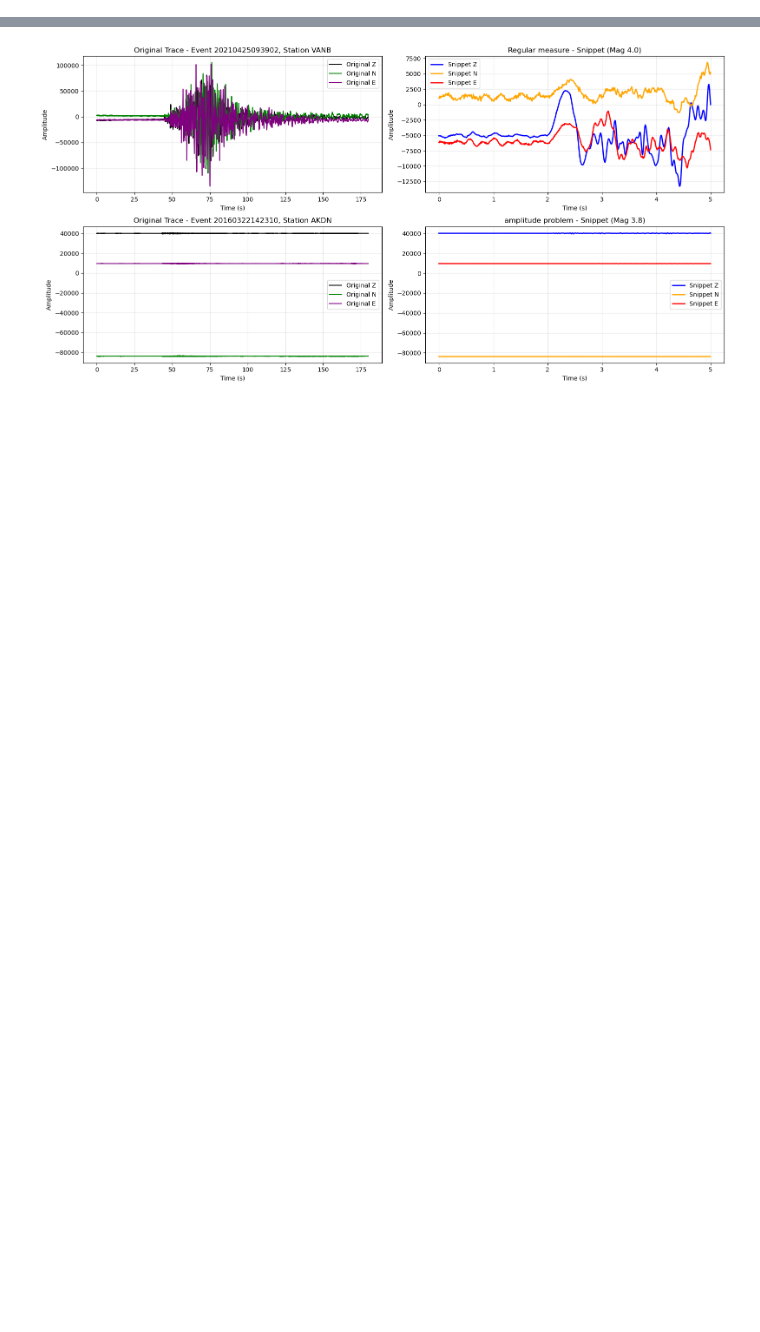
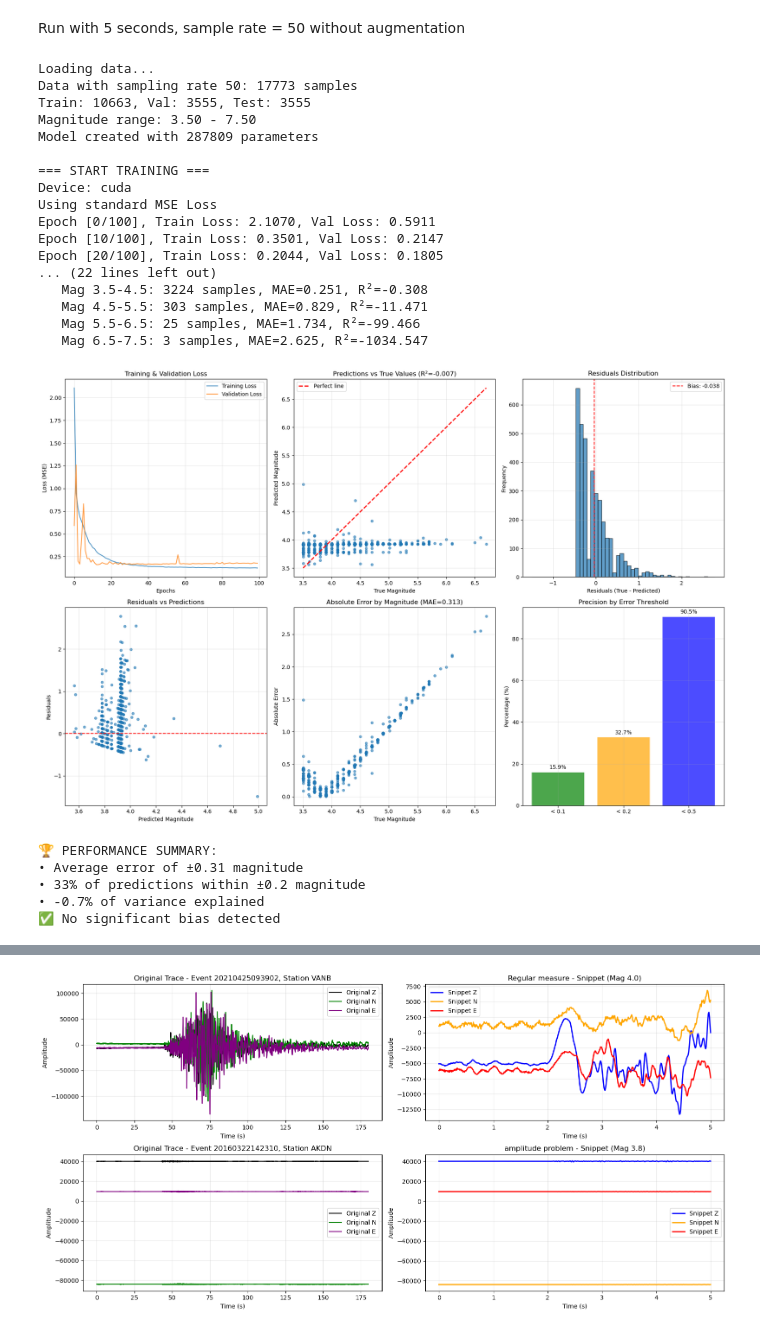
Before and after one commit to sam84723/seismic_magnitude_predictor, a Jupyter notebook: magnitude_prediction_cl.ipynb, the cells around one changed output, grey strips where cells are left out. Saved outputs shown, nothing was run; the diff lists cells and outputs as text; code cells hidden in the pictures; blank space fills up the shorter version.

```diff
--- a/magnitude_prediction_cl.ipynb
+++ b/magnitude_prediction_cl.ipynb
@@ -891,29 +0,0 @@ LEARNING_RATE = 0.001
-# %%
-
-# 1. Chargement et création des datasets (memory-efficient)
-train_dataset, val_dataset, test_dataset, scaler = load_and_split_data(
-    DATA_FILE, TARGET_LENGTH, sample_rate
-)
-
-# 2. Création des dataloaders
-
-train_loader = DataLoader(train_dataset, batch_size=BATCH_SIZE, shuffle=True)
-val_loader = DataLoader(val_dataset, batch_size=BATCH_SIZE, shuffle=False)
-test_loader = DataLoader(test_dataset, batch_size=BATCH_SIZE, shuffle=False)
-
-# 3. Création du modèle
-model = SeismicCNN(input_length=TARGET_LENGTH)
-print(f"Modèle créé avec {sum(p.numel() for p in model.parameters())} paramètres")
-
-# 4. Entraînement avec weighted loss
-print("\n=== DÉBUT DE L'ENTRAÎNEMENT AVEC WEIGHTED LOSS ===")
-train_losses, val_losses = train_model(
-    model, train_loader, val_loader, NUM_EPOCHS, LEARNING_RATE, use_weighted_loss=True
-)
-
-# 5. Chargement du meilleur modèle et évaluation
-model.load_state_dict(torch.load('best_seismic_model_weighted.pth'))
-predictions, true_values, metrics = evaluate_model(model, test_loader)
-
-# 6. Visualisation
-plot_results(train_losses, val_losses, predictions, true_values, metrics)
@@ -943,0 +616,34 @@ Modèle créé avec 287809 paramètres
+# %% [markdown]
+Run with 5 seconds, sample rate = 50 without augmentation
+# %%
+# Paramètres
+seconds = 5
+sample_rate = 50
+DATA_FILE = f"seismic_data_{seconds}_seconds_sampling_rate_{sample_rate}.pkl"
+TARGET_LENGTH = seconds * sample_rate  # 5 secondes * 100 Hz = 500
+
+run_experiment(seconds, sample_rate, DATA_FILE, TARGET_LENGTH, batch_size=32, num_epochs=100, learning_rate=0.001, is_augmented=False)
+# %% [output]
+Loading data...
+Data with sampling rate 50: 17773 samples
+Train: 10663, Val: 3555, Test: 3555
+Magnitude range: 3.50 - 7.50
+Model created with 287809 parameters
+
+=== START TRAINING ===
+Device: cuda
+Using standard MSE Loss
+Epoch [0/100], Train Loss: 2.1070, Val Loss: 0.5911
+Epoch [10/100], Train Loss: 0.3501, Val Loss: 0.2147
+Epoch [20/100], Train Loss: 0.2044, Val Loss: 0.1805
+... (22 lines left out)
+   Mag 3.5-4.5: 3224 samples, MAE=0.251, R²=-0.308
+   Mag 4.5-5.5: 303 samples, MAE=0.829, R²=-11.471
+   Mag 5.5-6.5: 25 samples, MAE=1.734, R²=-99.466
+   Mag 6.5-7.5: 3 samples, MAE=2.625, R²=-1034.547
+[figure, added]
+🏆 PERFORMANCE SUMMARY:
+• Average error of ±0.31 magnitude
+• 33% of predictions within ±0.2 magnitude
+• -0.7% of variance explained
+✅ No significant bias detected
```
Also changed, not shown: parts of 37 cells of this notebook, 1 other file.
